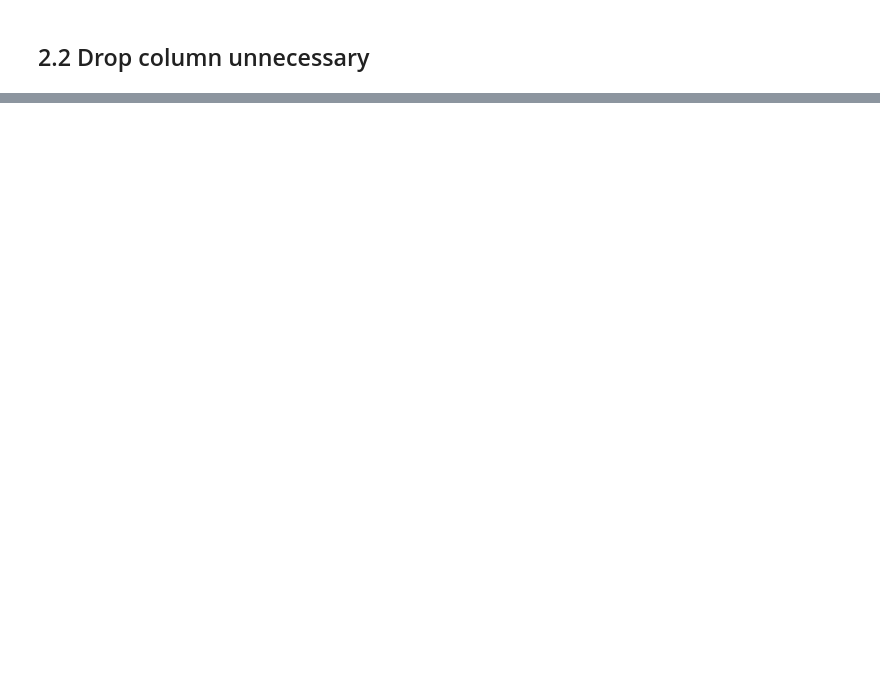
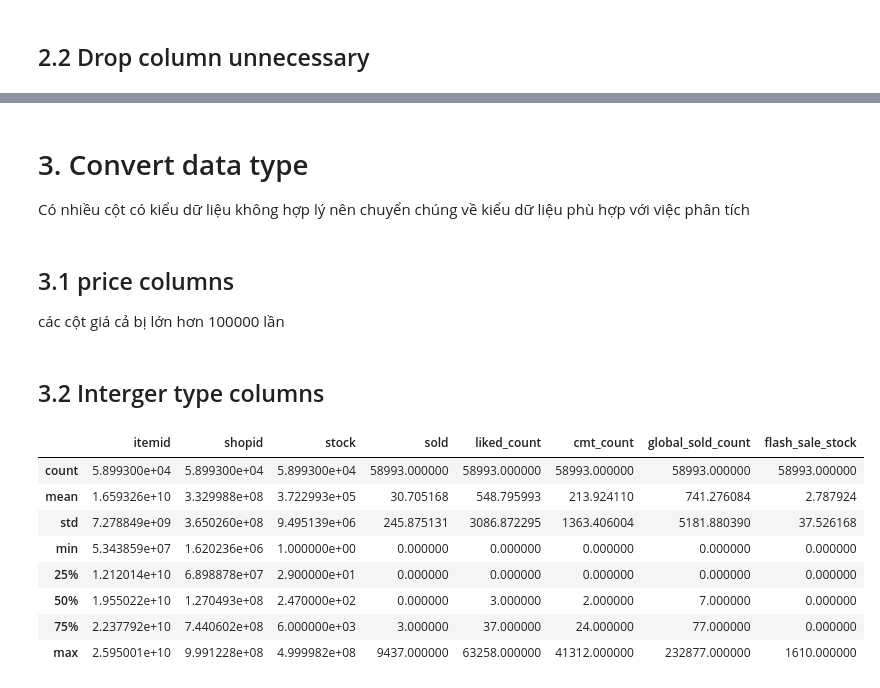
Before and after one commit to HThinhZ/AIDataAnalytics_Shopee-Project, a Jupyter notebook: preprocessing.ipynb, the cells around one changed output, grey strips where cells are left out. Saved outputs shown, nothing was run; the diff lists cells and outputs as text; code cells hidden in the pictures; blank space fills up the shorter version.

```diff
--- a/preprocessing.ipynb
+++ b/preprocessing.ipynb
@@ -21,7 +21,7 @@ except Exception as e:
     print(e)
 
 db = client['Task2_Database']
-collection = db['shopee_full_data']
+collection = db['Shopee_Data']
 
 data = list(collection.find())
 # %% [output]
@@ -152,0 +111,38 @@ memory usage: 1.4+ MB
+# %% [markdown]
+# 3. Convert data type
+Có nhiều cột có kiểu dữ liệu không hợp lý nên chuyển chúng về kiểu dữ liệu phù hợp với việc phân tích
+# %% [markdown]
+## 3.1 price columns
+các cột giá cả bị lớn hơn 100000 lần
+# %%
+price_columns = ['price','price_min','price_max','price_min_before_discount','price_max_before_discount','price_before_discount']
+df[price_columns]=df[price_columns]/100000
+# %% [markdown]
+## 3.2 Interger type columns
+# %%
+## Lấy các cột cùng dữ liệu
+int_columns = []
+float_columns = []
+bool_columns = []
+object_columns = []
+for i in df.columns:
+    if df[i].dtype == 'float64':
+        float_columns.append(i)
+    elif df[i].dtype == 'int64':
+        int_columns.append(i)
+    elif df[i].dtype == 'bool':
+        bool_columns.append(i)
+    else:
+        object_columns.append(i)
+# %%
+df[int_columns].describe()
+# %% [output]
+|  | itemid | shopid | stock | sold | liked_count | cmt_count | global_sold_count | flash_sale_stock |
+| count | 5.899300e+04 | 5.899300e+04 | 5.899300e+04 | 58993.000000 | 58993.000000 | 58993.000000 | 58993.000000 | 58993.000000 |
+| mean | 1.659326e+10 | 3.329988e+08 | 3.722993e+05 | 30.705168 | 548.795993 | 213.924110 | 741.276084 | 2.787924 |
+| std | 7.278849e+09 | 3.650260e+08 | 9.495139e+06 | 245.875131 | 3086.872295 | 1363.406004 | 5181.880390 | 37.526168 |
+| min | 5.343859e+07 | 1.620236e+06 | 1.000000e+00 | 0.000000 | 0.000000 | 0.000000 | 0.000000 | 0.000000 |
+| 25% | 1.212014e+10 | 6.898878e+07 | 2.900000e+01 | 0.000000 | 0.000000 | 0.000000 | 0.000000 | 0.000000 |
+| 50% | 1.955022e+10 | 1.270493e+08 | 2.470000e+02 | 0.000000 | 3.000000 | 2.000000 | 7.000000 | 0.000000 |
+| 75% | 2.237792e+10 | 7.440602e+08 | 6.000000e+03 | 3.000000 | 37.000000 | 24.000000 | 77.000000 | 0.000000 |
+| max | 2.595001e+10 | 9.991228e+08 | 4.999982e+08 | 9437.000000 | 63258.000000 | 41312.000000 | 232877.000000 | 1610.000000 |
```
Also changed, not shown: parts of 14 cells of this notebook.
